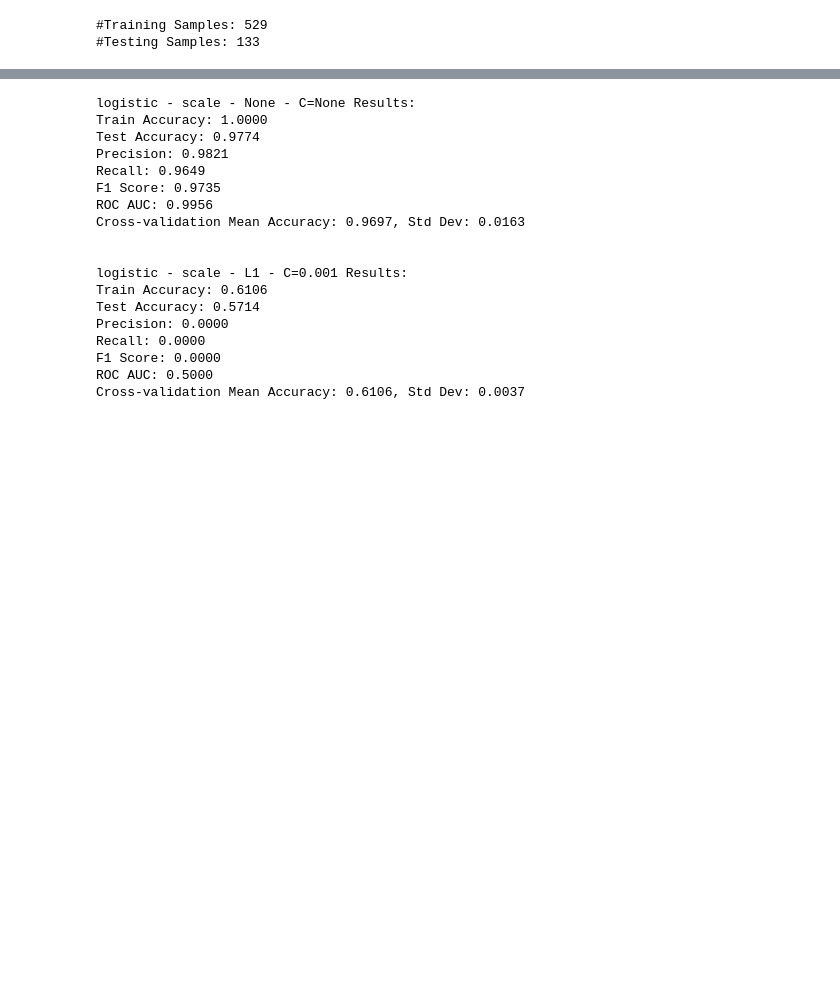
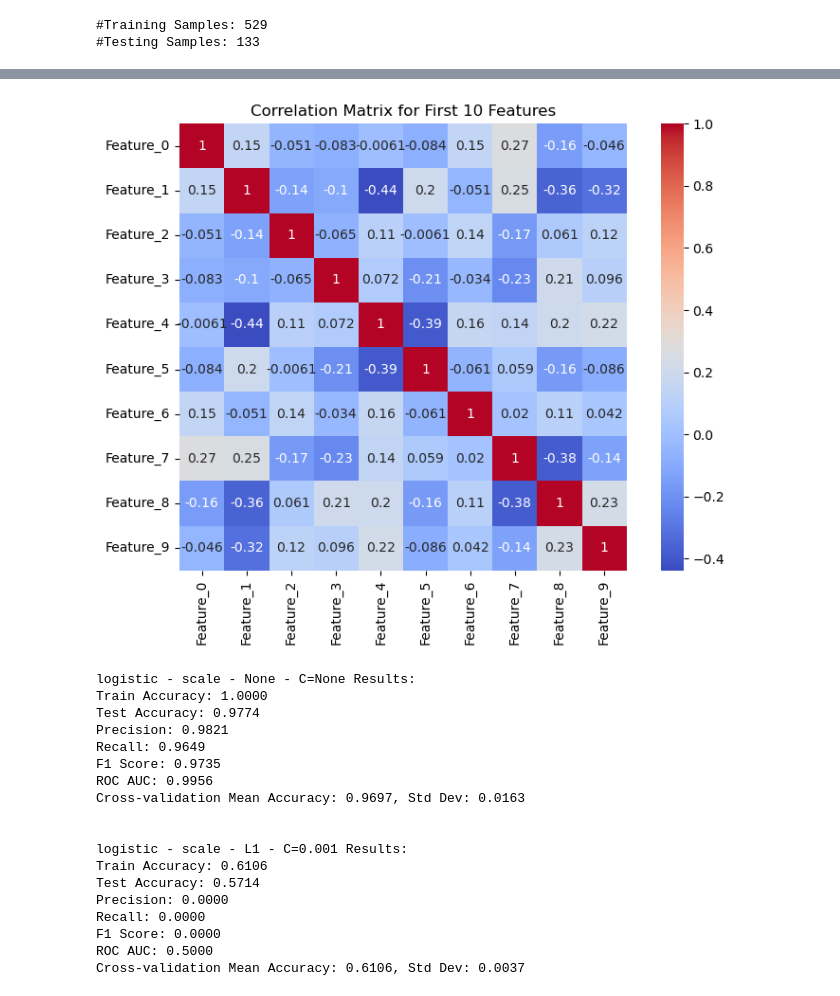
Before and after one commit to qianxichen233/CS-UY-4563-project, a Jupyter notebook: main.ipynb, the cells around one changed output, grey strips where cells are left out. Saved outputs shown, nothing was run; the diff lists cells and outputs as text; code cells hidden in the pictures; blank space fills up the shorter version.

```diff
--- a/main.ipynb
+++ b/main.ipynb
@@ -123,3 +209,27 @@ print(f"#Testing Samples: {len(X_test)}")
+# %%
+def plot_correlation_matrix_subset(X, feature_names, num_features=10):
+    """
+    Plot a correlation matrix for the first `num_features` features.
+    """
+    # Select the first `num_features`
+    subset_features = feature_names[:num_features]
+    X_subset = pd.DataFrame(X, columns=feature_names)[subset_features]
+
+    # Compute the correlation matrix for the subset
+    correlation_matrix = X_subset.corr()
+
+    # Plot the heatmap
+    plt.figure(figsize=(8, 6))
+    sns.heatmap(correlation_matrix, annot=True, cmap="coolwarm",
+                xticklabels=subset_features, yticklabels=subset_features, square=True)
+    plt.title(f"Correlation Matrix for First {num_features} Features")
+    plt.tight_layout()
+    plt.show()
+
+# Call the function
+plot_correlation_matrix_subset(selected_data, feature_names=[f'Feature_{i}' for i in range(X_train.shape[1])], num_features=10)
+# %% [output]
+[figure, added]
 # %%
 from sklearn.model_selection import train_test_split, cross_val_score
 from sklearn.preprocessing import PolynomialFeatures, StandardScaler
```
Also changed, not shown: parts of 3 cells of this notebook.
